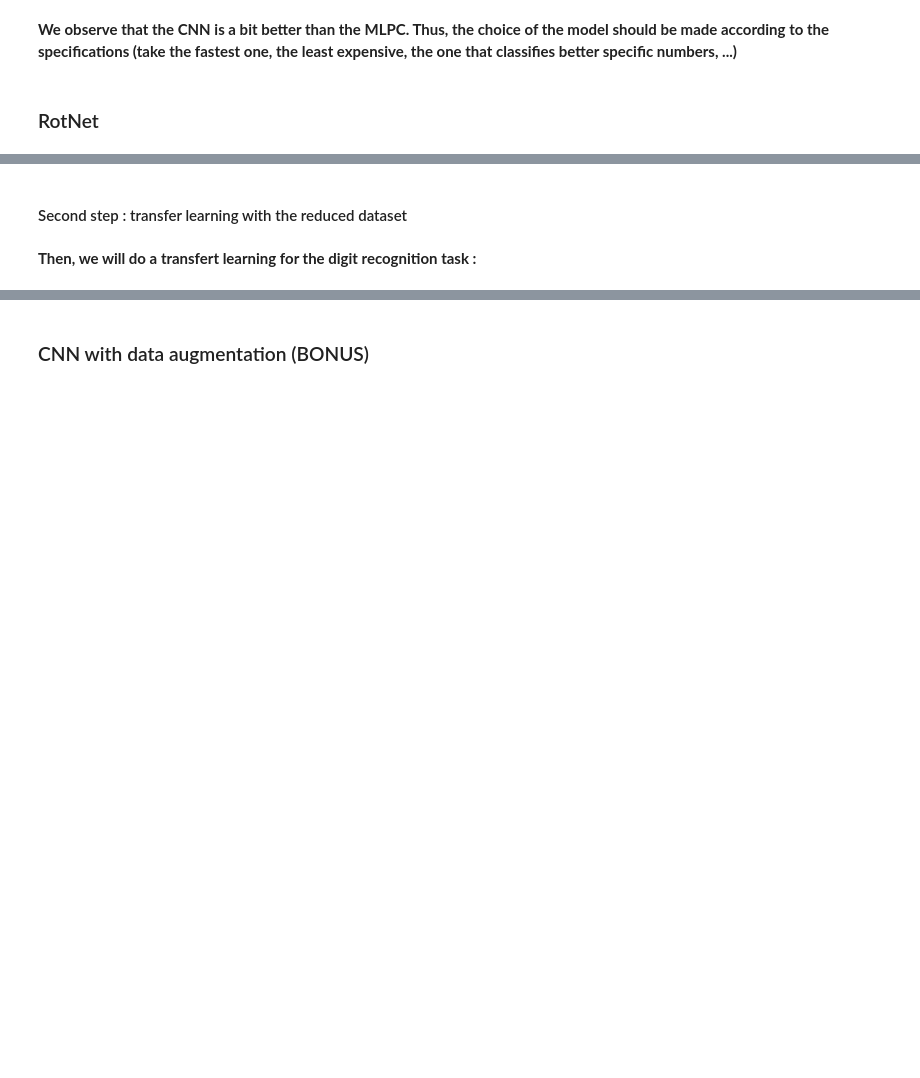
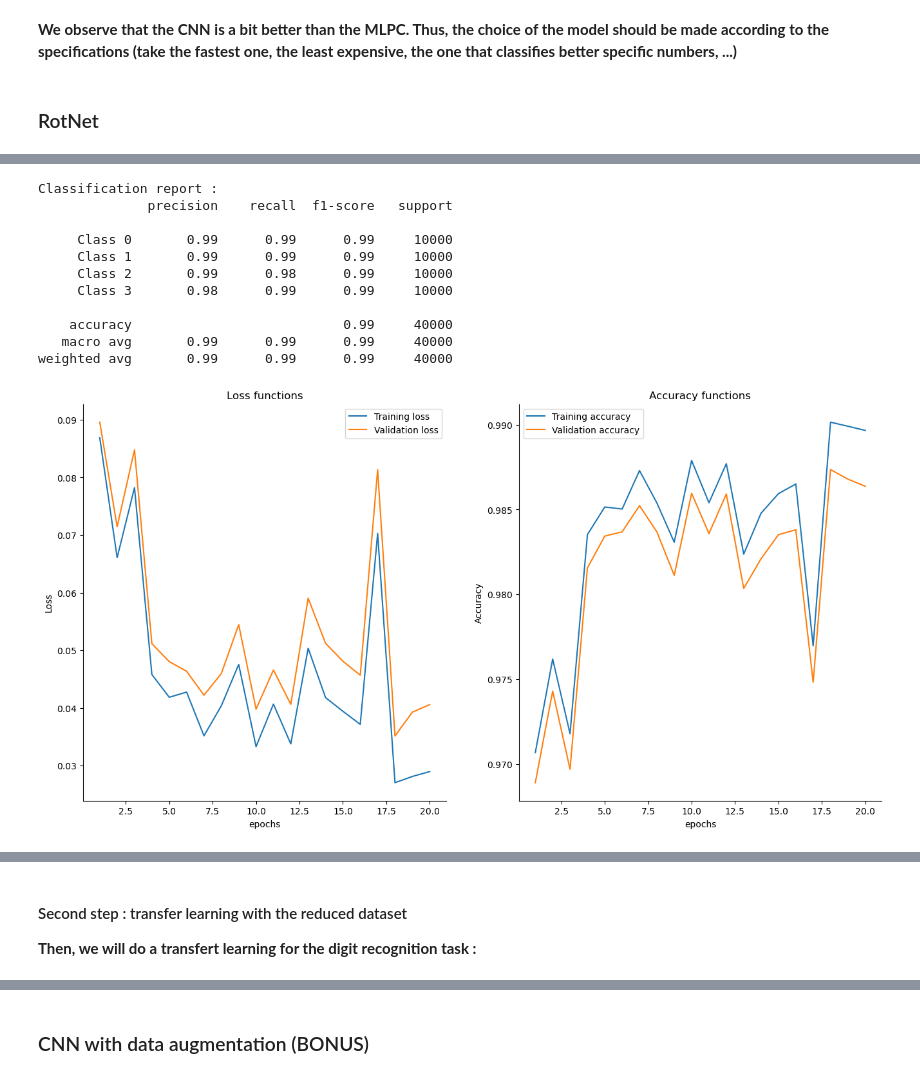
Before and after one commit to DataSaiyentist/RotNet, a Jupyter notebook: notebooks/train.ipynb, the cells around one changed output, grey strips where cells are left out. Saved outputs shown, nothing was run; the diff lists cells and outputs as text; code cells hidden in the pictures; blank space fills up the shorter version.

```diff
--- a/notebooks/train.ipynb
+++ b/notebooks/train.ipynb
@@ -307,6 +307,6 @@ print("Size of the train dataset :", len(traindata_rotated), ",", traindata_rota
       "\nSize of the test dataset :", len(testdata_rotated), ",", testdata_rotated[0][0].shape, "\n")
 
 # Load the datasets
-trainloader = load_data(traindata_rotated, 128, True, 0)
-validloader = load_data(validata_rotated, 128, False, 0)
-testloader = load_data(testdata_rotated, 128, False, 0)
+trainloader = load_data(traindata_rotated, 256, True, 0)
+validloader = load_data(validata_rotated, 256, False, 0)
+testloader = load_data(testdata_rotated, 256, False, 0)
@@ -322,11 +343,10 @@ get_model_memory(rotnet)
 
 output_fn = nn.Softmax(dim = 1)
 criterion = nn.CrossEntropyLoss()
-optimizer = optim.SGD(rotnet.parameters(), lr = 0.1,
-                      momentum = 0.9, weight_decay = 5e-4) # Article optimizer
+optimizer = optim.Adam(rotnet.parameters(), lr = 0.01)
 
 # CNN training
-epochs = 100
+epochs = 20
 args_train = {"train_loader" : trainloader,
               "val_loader" : validloader,
               "model" : rotnet,
@@ -343,8 +377,21 @@ save_model(rotnet, "../save/models/rotnet_prime.pth")
 # %%
 ### Model evaluation
 
 # Plot the loss and accuracy (at each epoch) for both datasets
 plot_accuracy(epochs, loss_train, loss_valid, acc_train, acc_valid)
 
 # Evaluate the cnn model
-evaluate_model(rotnet, testloader, device)
+evaluate_model(rotnet, testloader, device, 4)
+# %% [output]
+Classification report :
+              precision    recall  f1-score   support
+
+     Class 0       0.99      0.99      0.99     10000
+     Class 1       0.99      0.99      0.99     10000
+     Class 2       0.99      0.98      0.99     10000
+     Class 3       0.98      0.99      0.99     10000
+
+    accuracy                           0.99     40000
+   macro avg       0.99      0.99      0.99     40000
+weighted avg       0.99      0.99      0.99     40000
+[figure, added]
@@ -351,7 +399,7 @@ evaluate_model(rotnet, testloader, device)
 # %% [markdown]
 #### Second step : transfer learning with the reduced dataset
+
+**Then, we will do a transfert learning for the digit recognition task :**
-# %% [markdown]
-**Then, we will do a transfert learning for the digit recognition task :**
 # %%
 ### Fine tuning of the pre-trained model
 
```
Also changed, not shown: parts of 15 cells of this notebook, 5 other files.
